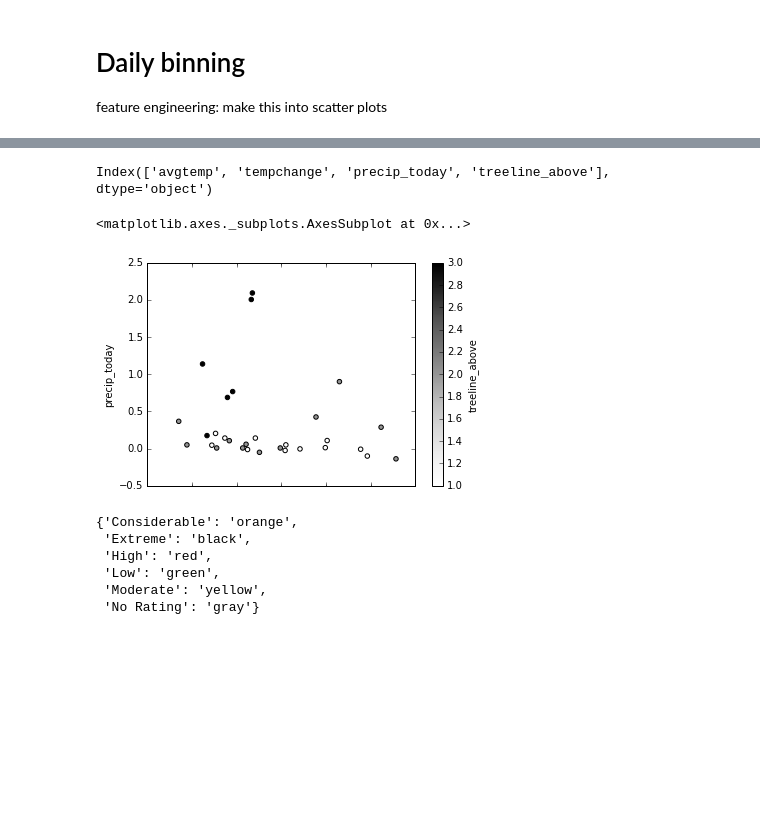
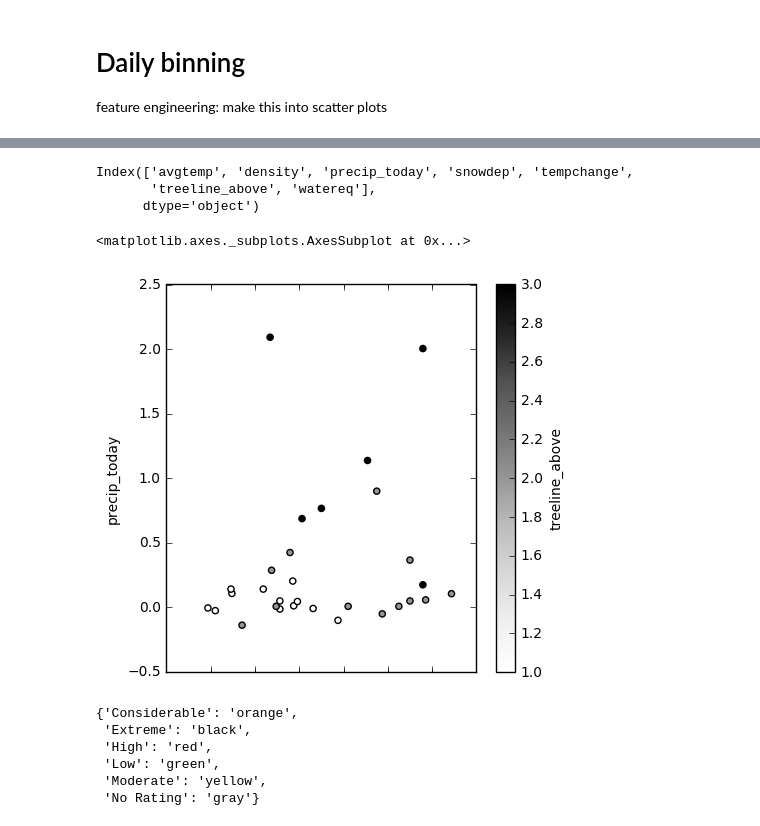
Before and after one commit to baldwint/snotelier, a Jupyter notebook: hourly.ipynb, the cells around one changed output, grey strips where cells are left out. Drawn from its saved outputs; the diff is of its cells as text; code cells hidden in the pictures; blank space fills up the shorter version.

Commit message:
Starting to fit a model to Mt Hood data

```diff
--- a/hourly.ipynb
+++ b/hourly.ipynb
@@ -158,13 +158,34 @@ def make_engineered_features(usda_df, nwac_usda_df):
     precip_binned = usda_df['Precipitation Accumulation (in)'].resample('1D').diff()
     precip_binned.name = 'precip_today'
 
+    snowdep_binned = usda_df['Snow Depth (in)'].resample('1D')
+    snowdep_binned.name = 'snowdep'
+
     temp_binned = usda_df['Air Temperature Observed (degF)'].resample('1D')
     temp_binned.name = 'avgtemp'
 
     dtemp_binned = temp_binned.diff()
     dtemp_binned.name = 'tempchange'
 
-    engineered = pd.concat([temp_binned, dtemp_binned, precip_binned, rating_binned], axis=1)
+    engineered = pd.concat([temp_binned, dtemp_binned, precip_binned, snowdep_binned, rating_binned], axis=1)
     return engineered
+# %%
+def make_engineered_features(usda_df, nwac_usda_df):
+
+    features = {
+        'treeline_above': nwac_usda_df.replace(ratings_to_numbers)['treeline_above'].resample('1D'),
+        'precip_today': usda_df['Precipitation Accumulation (in)'].resample('1D').diff(),
+        'snowdep':      usda_df['Snow Depth (in)'].resample('1D'),
+        'watereq':      usda_df['Snow Water Equivalent (in)'].resample('1D'),
+        'avgtemp':      usda_df['Air Temperature Observed (degF)'].resample('1D'),
+    }
+
+    features['tempchange'] = features['avgtemp'].diff()
+    # pseudo-density: don't divide by zero
+    features['density'] = features['watereq'] / (features['snowdep'] + 1)
+
+    engineered = pd.DataFrame(features)
+
+    return engineered
 # %%
 engineered = make_engineered_features(df, df2)
@@ -175,15 +197,17 @@ plt.subplots_adjust(hspace=0)
 # %%
 engineered.columns
 # %% [output]
-Index(['avgtemp', 'tempchange', 'precip_today', 'treeline_above'], dtype='object')
+Index(['avgtemp', 'density', 'precip_today', 'snowdep', 'tempchange',
+       'treeline_above', 'watereq'],
+      dtype='object')
 # %%
 engineered.plot(kind='scatter',
-                x='avgtemp',
+                x='snowdep',
                 y='precip_today',
                 c='treeline_above')
 # %% [output]
 <matplotlib.axes._subplots.AxesSubplot at 0x...>
-[figure, old version]
+[figure, new version]
 # %%
 ratings = ['No Rating', 'Low', 'Moderate', 'Considerable', 'High', 'Extreme']
 colors = ['gray', 'green', 'yellow', 'orange', 'red', 'black']
```
Also changed, not shown: parts of 14 cells of this notebook, 1 other file.
